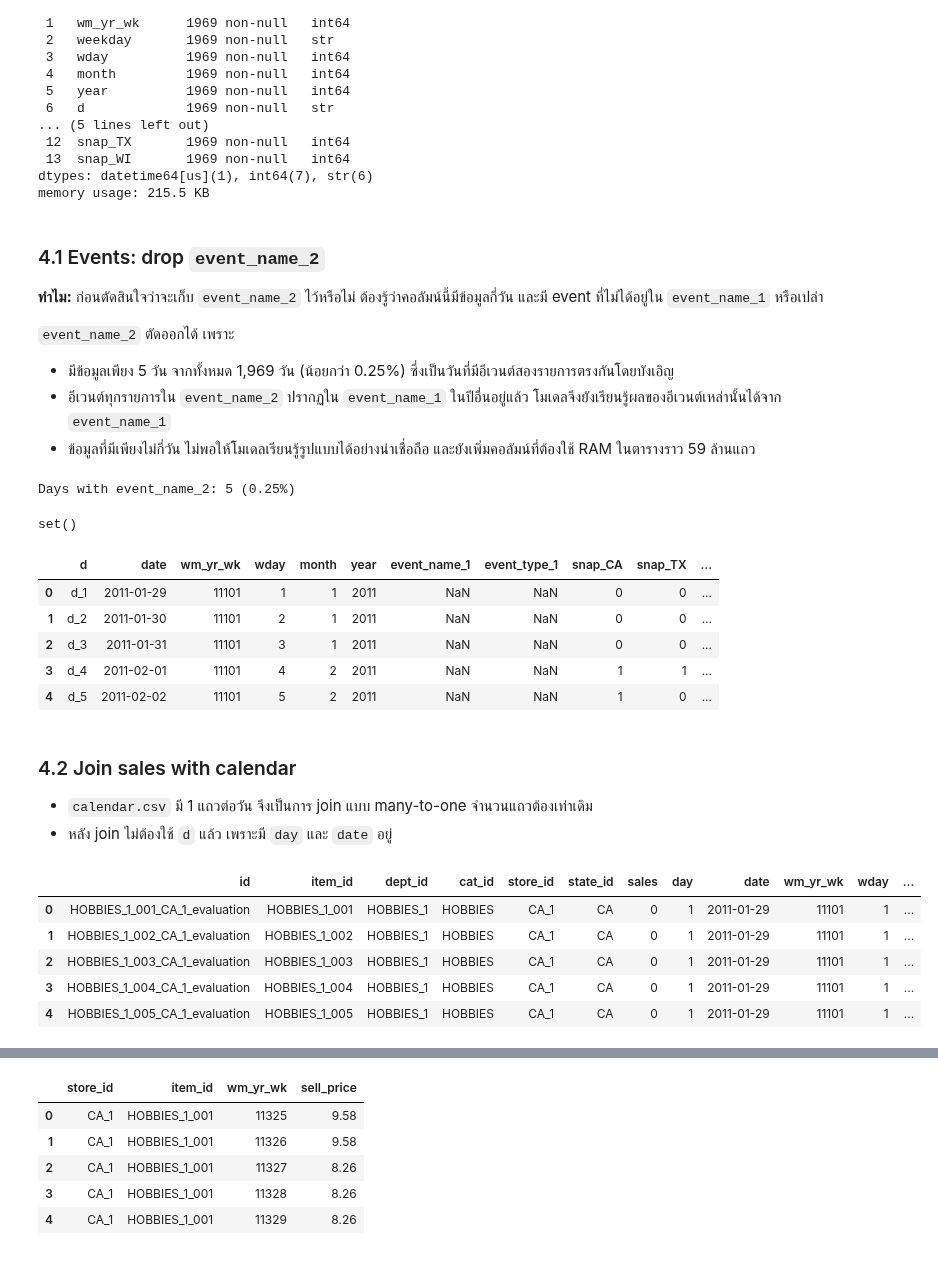
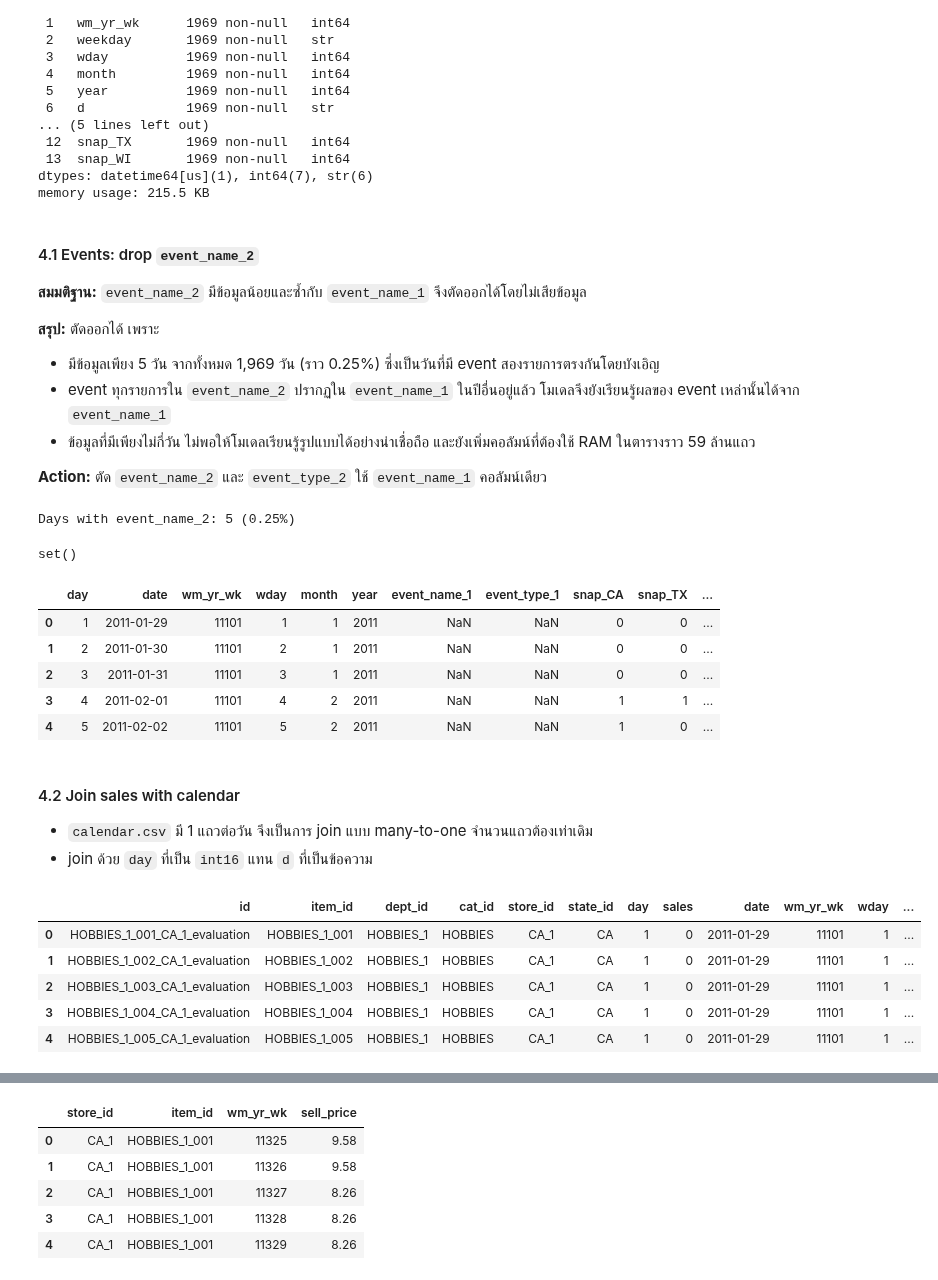
Before and after one commit to fpatt/kaggle-m5-accuracy, a Jupyter notebook: eda.ipynb, the cells around one changed output, grey strips where cells are left out. Cells and saved outputs as stored; diff of their text form; code cells hidden in the pictures.

```diff
--- a/eda.ipynb
+++ b/eda.ipynb
@@ -67,4 +114,10 @@ LINE_COLOR = "#222222"     # กราฟเส้นที่ไม่ได้
 # %%
-sales_df = pd.read_csv("m5-data/sales_train_evaluation.csv")
+id_cols = ["id", "item_id", "dept_id", "cat_id", "store_id", "state_id"]
+d_cols = [f"d_{i}" for i in range(1, 1942)]
+
+sales_df = pd.read_csv("m5-data/sales_train_evaluation.csv", dtype=dict.fromkeys(d_cols, "int16"))
+# แปลงเป็น category หลังโหลด เพื่อให้ categories เรียงตามตัวอักษร
+sales_df[id_cols] = sales_df[id_cols].astype("category")
+print(f"Max daily sales: {sales_df[d_cols].max().max()}")
 sales_df.head()
 # %% [output]
@@ -98,8 +151,8 @@ memory usage: 452.9 MB
 # %%
-id_cols = ["id", "item_id", "dept_id", "cat_id", "store_id", "state_id"]
-sales_df[id_cols] = sales_df[id_cols].astype("category")
+# เปลี่ยนชื่อคอลัมน์ d_1 → 1 ก่อน melt จะได้ day เป็นตัวเลขตั้งแต่แรก ไม่ต้องสร้างคอลัมน์ข้อความ
+sales_df.columns = id_cols + [int(c[2:]) for c in d_cols]
 
-long_df = sales_df.melt(id_vars=id_cols, var_name="d", value_name="sales")
-long_df["day"] = long_df["d"].str[2:].astype(int)
+long_df = sales_df.melt(id_vars=id_cols, var_name="day", value_name="sales")
+long_df["day"] = long_df["day"].astype("int16")
 long_df.head()
 # %% [output]
@@ -170,17 +249,18 @@ Data columns (total 14 columns):
 dtypes: datetime64[us](1), int64(7), str(6)
 memory usage: 215.5 KB
 # %% [markdown]
-### 4.1 Events: drop `event_name_2`
-**ทำไม:** ก่อนตัดสินใจว่าจะเก็บ `event_name_2` ไว้หรือไม่ ต้องรู้ว่าคอลัมน์นี้มีข้อมูลกี่วัน และมี event ที่ไม่ได้อยู่ใน `event_name_1` หรือเปล่า
+#### 4.1 Events: drop `event_name_2`
+**สมมติฐาน:** `event_name_2` มีข้อมูลน้อยและซ้ำกับ `event_name_1` จึงตัดออกได้โดยไม่เสียข้อมูล
 
-`event_name_2` ตัดออกได้ เพราะ
-
-- มีข้อมูลเพียง 5 วัน จากทั้งหมด 1,969 วัน (น้อยกว่า 0.25%)
-  ซึ่งเป็นวันที่มีอีเวนต์สองรายการตรงกันโดยบังเอิญ
-- อีเวนต์ทุกรายการใน `event_name_2` ปรากฏใน `event_name_1` ในปีอื่นอยู่แล้ว
-  โมเดลจึงยังเรียนรู้ผลของอีเวนต์เหล่านั้นได้จาก `event_name_1`
+**สรุป:** ตัดออกได้ เพราะ
+- มีข้อมูลเพียง 5 วัน จากทั้งหมด 1,969 วัน (ราว 0.25%)
+  ซึ่งเป็นวันที่มี event สองรายการตรงกันโดยบังเอิญ
+- event ทุกรายการใน `event_name_2` ปรากฏใน `event_name_1` ในปีอื่นอยู่แล้ว
+  โมเดลจึงยังเรียนรู้ผลของ event เหล่านั้นได้จาก `event_name_1`
 - ข้อมูลที่มีเพียงไม่กี่วัน ไม่พอให้โมเดลเรียนรู้รูปแบบได้อย่างน่าเชื่อถือ
   และยังเพิ่มคอลัมน์ที่ต้องใช้ RAM ในตารางราว 59 ล้านแถว
+
+**Action:** ตัด `event_name_2` และ `event_type_2` ใช้ `event_name_1` คอลัมน์เดียว
 # %%
 event_counts = (
     calendar_df[["event_name_1", "event_name_2"]]
@@ -213,42 +293,43 @@ set(calendar_df["event_name_2"].dropna()) - set(calendar_df["event_name_1"].drop
 Days with event_name_2: 5 (0.25%)
 set()
 # %%
+calendar_df["day"] = calendar_df["d"].str[2:].astype("int16")
 calendar_df = calendar_df[[
-    "d", "date", "wm_yr_wk", "wday", "month", "year",
+    "day", "date", "wm_yr_wk", "wday", "month", "year",
     "event_name_1", "event_type_1", "snap_CA", "snap_TX", "snap_WI",
 ]]
 
-# ลดขนาด dtype ก่อน join กับตาราง 59 ล้านแถว
+# ลดขนาด dtype ก่อน join กับตาราง 59 ล้านแถว (ดูตารางใน 2.)
 for c in ["event_name_1", "event_type_1"]:
     calendar_df[c] = calendar_df[c].astype("category")
 for c in ["wday", "month", "snap_CA", "snap_TX", "snap_WI"]:
     calendar_df[c] = calendar_df[c].astype("int8")
-calendar_df["year"] = calendar_df["year"].astype("int16")
+for c in ["wm_yr_wk", "year"]:
+    calendar_df[c] = calendar_df[c].astype("int16")
 calendar_df.head()
 # %% [output]
-|  | d | date | wm_yr_wk | wday | month | year | event_name_1 | event_type_1 | snap_CA | snap_TX | ... |
-| 0 | d_1 | 2011-01-29 | 11101 | 1 | 1 | 2011 | NaN | NaN | 0 | 0 | ... |
-| 1 | d_2 | 2011-01-30 | 11101 | 2 | 1 | 2011 | NaN | NaN | 0 | 0 | ... |
-| 2 | d_3 | 2011-01-31 | 11101 | 3 | 1 | 2011 | NaN | NaN | 0 | 0 | ... |
-| 3 | d_4 | 2011-02-01 | 11101 | 4 | 2 | 2011 | NaN | NaN | 1 | 1 | ... |
-| 4 | d_5 | 2011-02-02 | 11101 | 5 | 2 | 2011 | NaN | NaN | 1 | 0 | ... |
+|  | day | date | wm_yr_wk | wday | month | year | event_name_1 | event_type_1 | snap_CA | snap_TX | ... |
+| 0 | 1 | 2011-01-29 | 11101 | 1 | 1 | 2011 | NaN | NaN | 0 | 0 | ... |
+| 1 | 2 | 2011-01-30 | 11101 | 2 | 1 | 2011 | NaN | NaN | 0 | 0 | ... |
+| 2 | 3 | 2011-01-31 | 11101 | 3 | 1 | 2011 | NaN | NaN | 0 | 0 | ... |
+| 3 | 4 | 2011-02-01 | 11101 | 4 | 2 | 2011 | NaN | NaN | 1 | 1 | ... |
+| 4 | 5 | 2011-02-02 | 11101 | 5 | 2 | 2011 | NaN | NaN | 1 | 0 | ... |
 # %% [markdown]
-### 4.2 Join sales with calendar
+#### 4.2 Join sales with calendar
 - `calendar.csv` มี 1 แถวต่อวัน จึงเป็นการ join แบบ many-to-one จำนวนแถวต้องเท่าเดิม
-- หลัง join ไม่ต้องใช้ `d` แล้ว เพราะมี `day` และ `date` อยู่
+- join ด้วย `day` ที่เป็น `int16` แทน `d` ที่เป็นข้อความ
 # %%
-merge_df = long_df.merge(calendar_df, on="d", how="left", validate="many_to_one")
+merge_df = long_df.merge(calendar_df, on="day", how="left", validate="many_to_one")
 assert len(merge_df) == len(long_df)
-merge_df = merge_df.drop(columns=["d"])
 
 # คืน RAM: ไม่ต้องใช้ตารางก่อน join แล้ว
 del sales_df, long_df
 merge_df.head()
 # %% [output]
-|  | id | item_id | dept_id | cat_id | store_id | state_id | sales | day | date | wm_yr_wk | wday | ... |
-| 0 | HOBBIES_1_001_CA_1_evaluation | HOBBIES_1_001 | HOBBIES_1 | HOBBIES | CA_1 | CA | 0 | 1 | 2011-01-29 | 11101 | 1 | ... |
-| 1 | HOBBIES_1_002_CA_1_evaluation | HOBBIES_1_002 | HOBBIES_1 | HOBBIES | CA_1 | CA | 0 | 1 | 2011-01-29 | 11101 | 1 | ... |
-| 2 | HOBBIES_1_003_CA_1_evaluation | HOBBIES_1_003 | HOBBIES_1 | HOBBIES | CA_1 | CA | 0 | 1 | 2011-01-29 | 11101 | 1 | ... |
-| 3 | HOBBIES_1_004_CA_1_evaluation | HOBBIES_1_004 | HOBBIES_1 | HOBBIES | CA_1 | CA | 0 | 1 | 2011-01-29 | 11101 | 1 | ... |
-| 4 | HOBBIES_1_005_CA_1_evaluation | HOBBIES_1_005 | HOBBIES_1 | HOBBIES | CA_1 | CA | 0 | 1 | 2011-01-29 | 11101 | 1 | ... |
+|  | id | item_id | dept_id | cat_id | store_id | state_id | day | sales | date | wm_yr_wk | wday | ... |
+| 0 | HOBBIES_1_001_CA_1_evaluation | HOBBIES_1_001 | HOBBIES_1 | HOBBIES | CA_1 | CA | 1 | 0 | 2011-01-29 | 11101 | 1 | ... |
+| 1 | HOBBIES_1_002_CA_1_evaluation | HOBBIES_1_002 | HOBBIES_1 | HOBBIES | CA_1 | CA | 1 | 0 | 2011-01-29 | 11101 | 1 | ... |
+| 2 | HOBBIES_1_003_CA_1_evaluation | HOBBIES_1_003 | HOBBIES_1 | HOBBIES | CA_1 | CA | 1 | 0 | 2011-01-29 | 11101 | 1 | ... |
+| 3 | HOBBIES_1_004_CA_1_evaluation | HOBBIES_1_004 | HOBBIES_1 | HOBBIES | CA_1 | CA | 1 | 0 | 2011-01-29 | 11101 | 1 | ... |
+| 4 | HOBBIES_1_005_CA_1_evaluation | HOBBIES_1_005 | HOBBIES_1 | HOBBIES | CA_1 | CA | 1 | 0 | 2011-01-29 | 11101 | 1 | ... |
 # %% [markdown]
```
Also changed, not shown: parts of 89 cells of this notebook.
